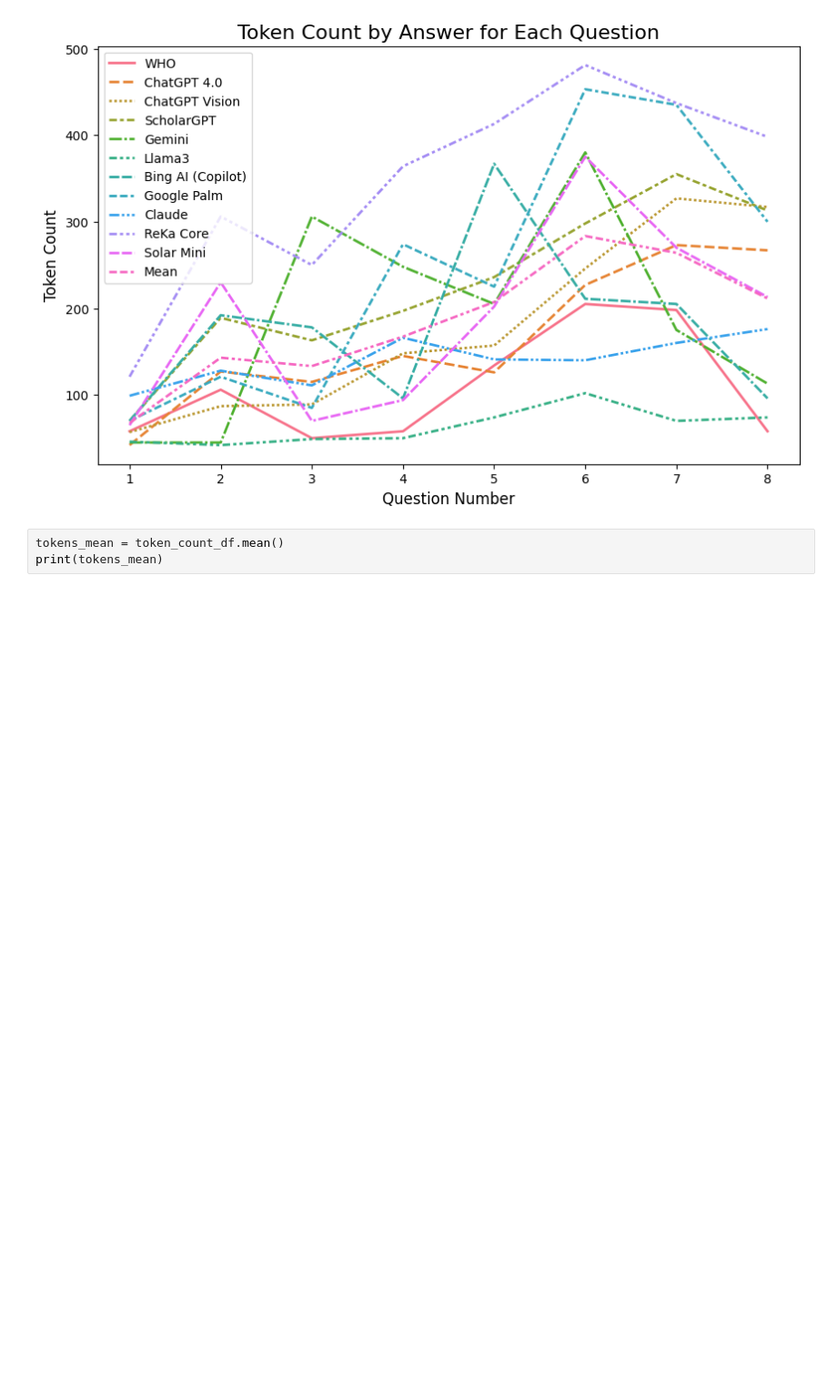
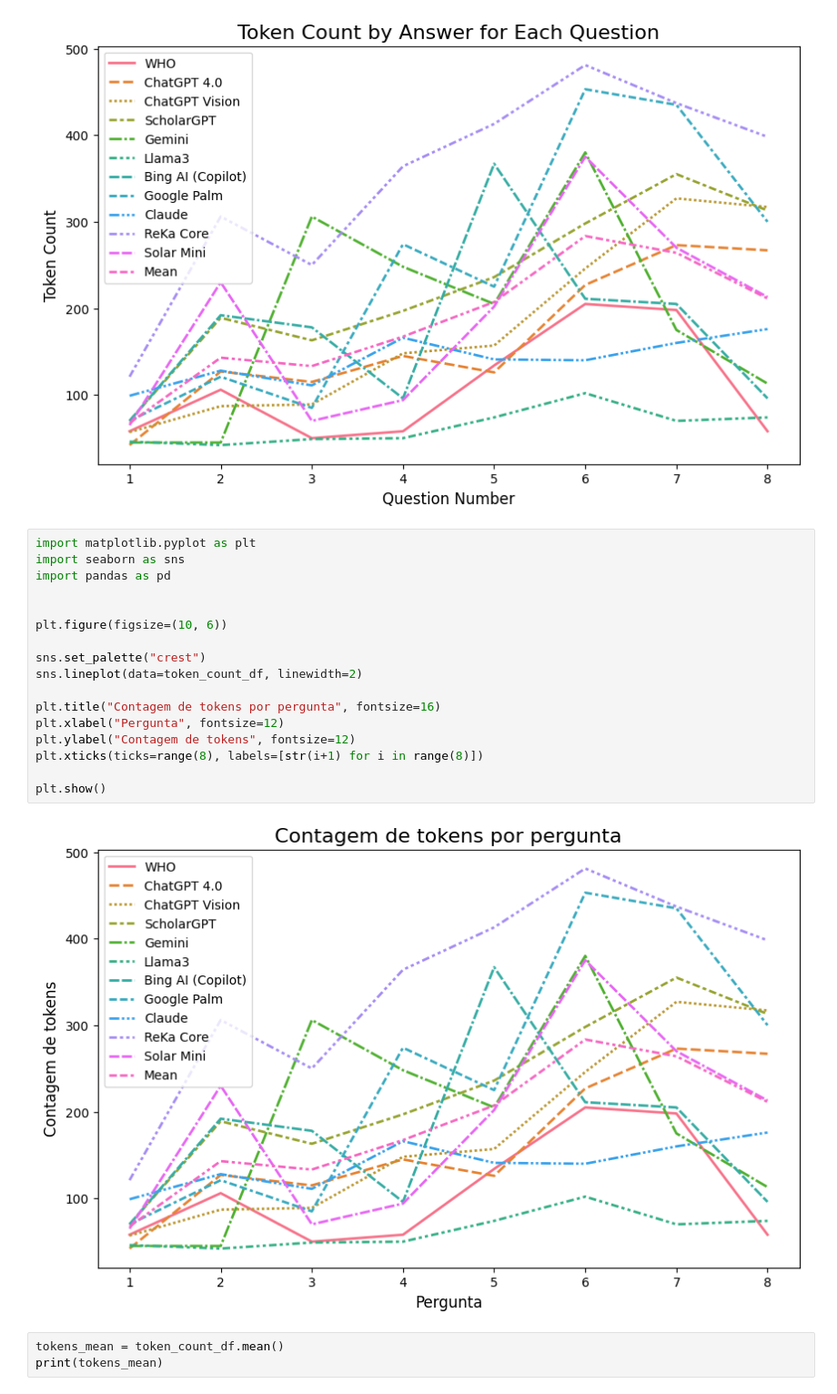
Before and after one commit to gskumlehn/autism-info-llm-comparison, a Jupyter notebook: count.ipynb, the cells around one changed output. Shown at 91% size. Cells and saved outputs as stored; diff of their text form; blank space fills up the shorter version.

```diff
--- a/count.ipynb
+++ b/count.ipynb
@@ -172,6 +219,25 @@ plt.xticks(ticks=range(8), labels=[str(i+1) for i in range(8)])
 plt.show()
 # %% [output]
 [figure]
+# %%
+import matplotlib.pyplot as plt
+import seaborn as sns
+import pandas as pd
+
+
+plt.figure(figsize=(10, 6))
+
+sns.set_palette("crest")
+sns.lineplot(data=token_count_df, linewidth=2)
+
+plt.title("Contagem de tokens por pergunta", fontsize=16)
+plt.xlabel("Pergunta", fontsize=12)
+plt.ylabel("Contagem de tokens", fontsize=12)
+plt.xticks(ticks=range(8), labels=[str(i+1) for i in range(8)])
+
+plt.show()
+# %% [output]
+[figure, added]
 # %%
 tokens_mean = token_count_df.mean()
 print(tokens_mean)
```
Also changed, not shown: parts of 7 cells of this notebook.
